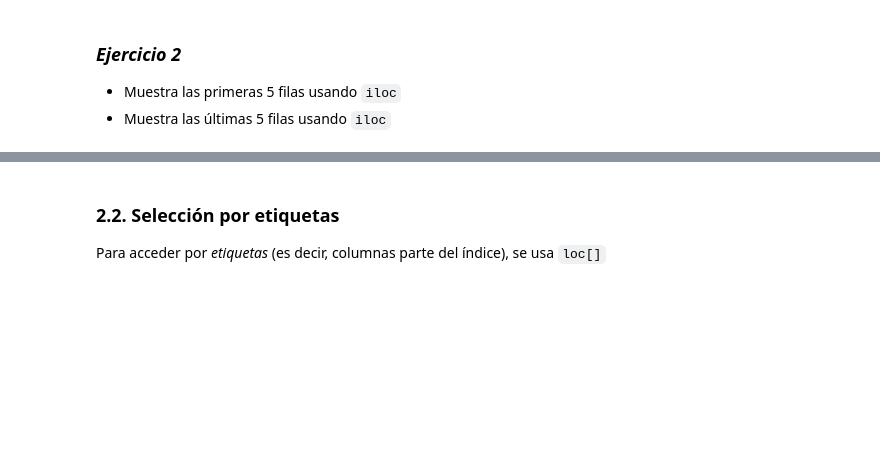
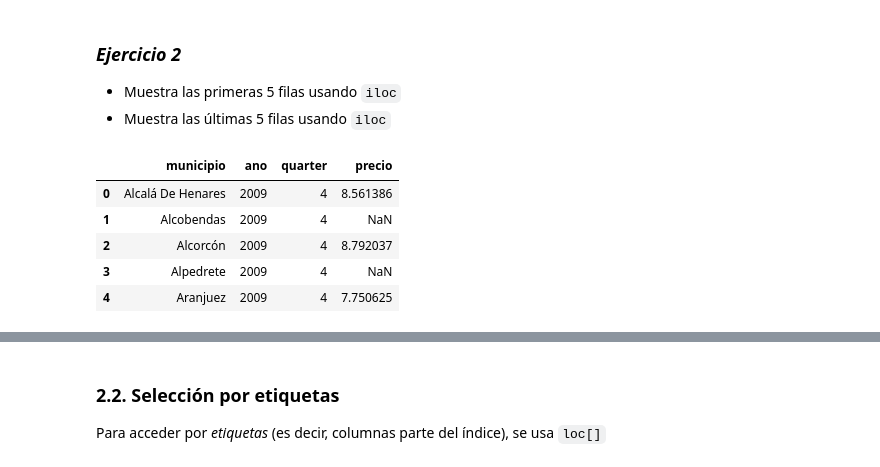
Before and after one commit to Angelmbx/Machine-Learing, a Jupyter notebook: UD1/02_Data_Analisis_Pandas.ipynb, the cells around one changed output, grey strips where cells are left out. Saved outputs shown, nothing was run; the diff lists cells and outputs as text; code cells hidden in the pictures; blank space fills up the shorter version.

```diff
--- a/UD1/02_Data_Analisis_Pandas.ipynb
+++ b/UD1/02_Data_Analisis_Pandas.ipynb
@@ -185,3 +211,12 @@ viviendas.iloc[-3:-1]
 
 * Muestra las primeras 5 filas usando `iloc`
 * Muestra las últimas 5 filas usando `iloc`
+# %%
+alquiler.iloc[0:5]
+# %% [output]
+|  | municipio | ano | quarter | precio |
+| 0 | Alcalá De Henares | 2009 | 4 | 8.561386 |
+| 1 | Alcobendas | 2009 | 4 | NaN |
+| 2 | Alcorcón | 2009 | 4 | 8.792037 |
+| 3 | Alpedrete | 2009 | 4 | NaN |
+| 4 | Aranjuez | 2009 | 4 | 7.750625 |
```
Also changed, not shown: parts of 12 cells of this notebook.
